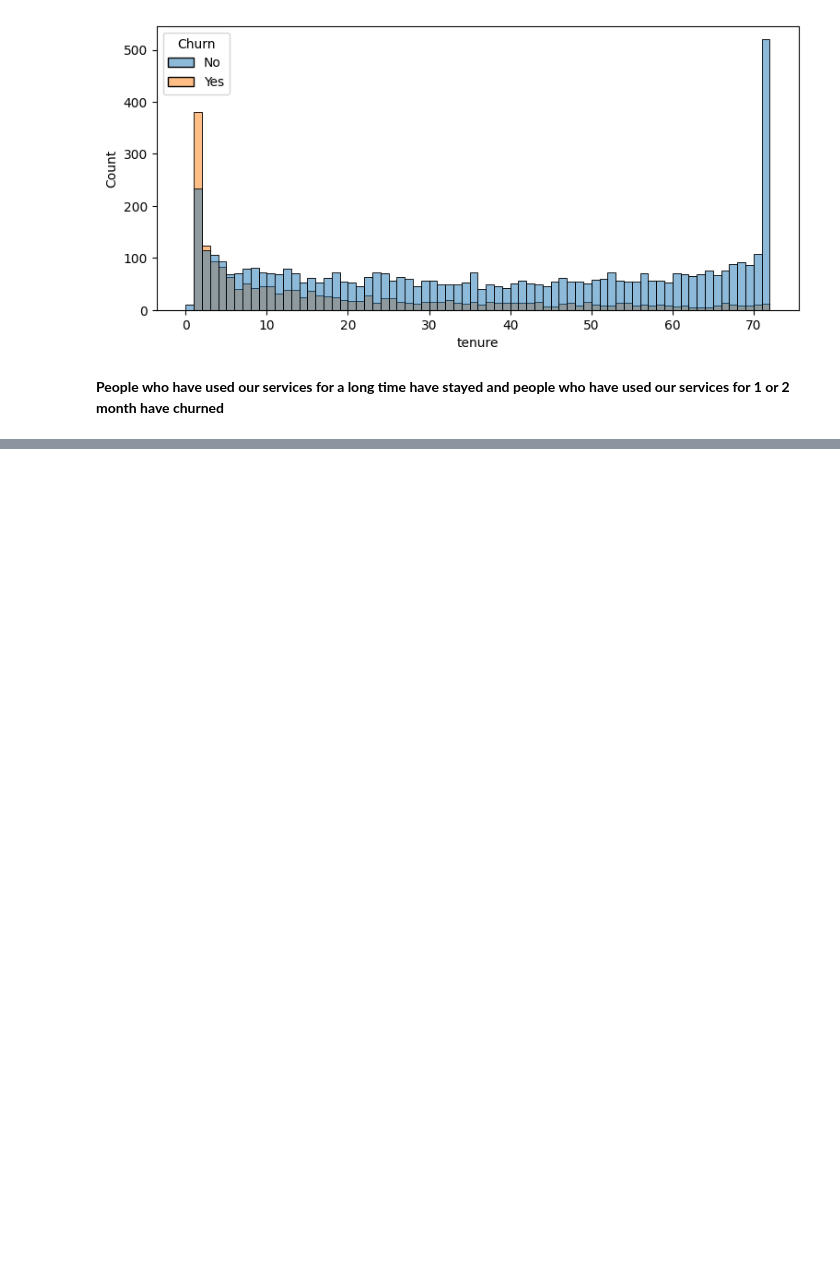
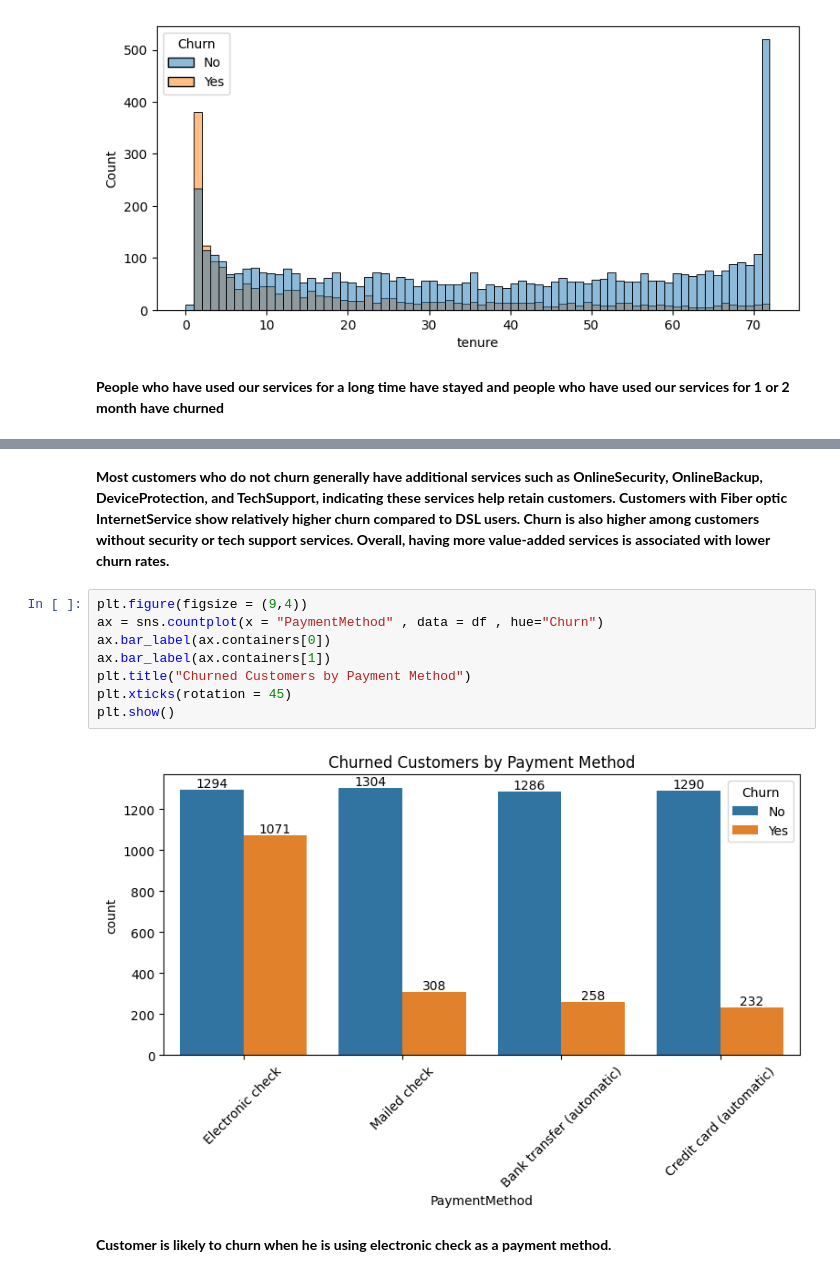
Before and after one commit to urnoobcoder/customer-churn-eda, a Jupyter notebook: churn_analysis.ipynb, the cells around one changed output, grey strips where cells are left out. Cells and saved outputs as stored; diff of their text form; blank space fills up the shorter version.

```diff
--- a/churn_analysis.ipynb
+++ b/churn_analysis.ipynb
@@ -173,0 +209,14 @@ plt.show()
+# %% [markdown]
+**Most customers who do not churn generally have additional services such as OnlineSecurity, OnlineBackup, DeviceProtection, and TechSupport, indicating these services help retain customers. Customers with Fiber optic InternetService show relatively higher churn compared to DSL users. Churn is also higher among customers without security or tech support services. Overall, having more value-added services is associated with lower churn rates.**
+# %%
+plt.figure(figsize = (9,4))
+ax = sns.countplot(x = "PaymentMethod" , data = df , hue="Churn")
+ax.bar_label(ax.containers[0])
+ax.bar_label(ax.containers[1])
+plt.title("Churned Customers by Payment Method")
+plt.xticks(rotation = 45)
+plt.show()
+# %% [output]
+[figure, added]
+# %% [markdown]
+**Customer is likely to churn when he is using electronic check as a payment method.**
```
Also changed, not shown: parts of 5 cells of this notebook.
